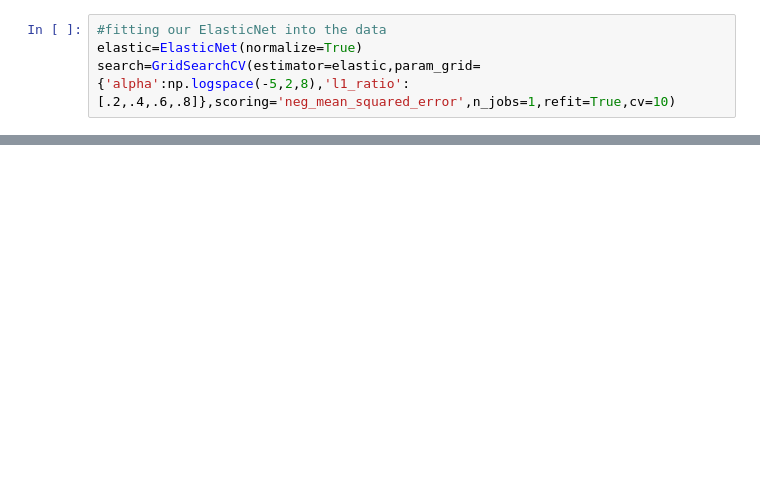
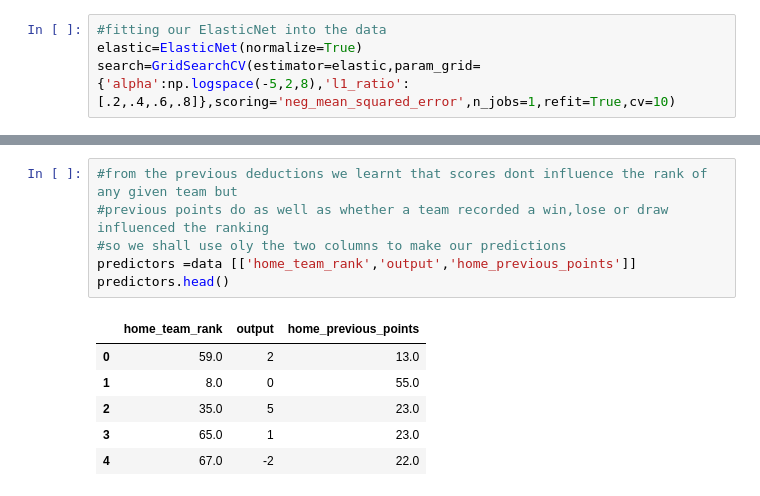
Before and after one commit to EOKELLO/IP-WEEK1-CORE, a Jupyter notebook: Moringa_Data_Science_Core_W7_Independent_Project_2019_07_Elizabeth_Okello_Python_Notebook.ipynb, the cells around one changed output, grey strips where cells are left out. Drawn from its saved outputs; the diff is of its cells as text; blank space fills up the shorter version.

```diff
--- a/Moringa_Data_Science_Core_W7_Independent_Project_2019_07_Elizabeth_Okello_Python_Notebook.ipynb
+++ b/Moringa_Data_Science_Core_W7_Independent_Project_2019_07_Elizabeth_Okello_Python_Notebook.ipynb
@@ -756,0 +772,13 @@ data.corr()
+# %%
+#from the previous deductions we learnt that scores dont influence the rank of any given team but
+#previous points do as well as whether a team recorded a win,lose or draw influenced the ranking
+#so we shall use oly the two columns to make our predictions
+predictors =data [['home_team_rank','output','home_previous_points']]
+predictors.head()
+# %% [output]
+|  | home_team_rank | output | home_previous_points |
+| 0 | 59.0 | 2 | 13.0 |
+| 1 | 8.0 | 0 | 55.0 |
+| 2 | 35.0 | 5 | 23.0 |
+| 3 | 65.0 | 1 | 23.0 |
+| 4 | 67.0 | -2 | 22.0 |
```
Also changed, not shown: parts of 45 cells of this notebook.
